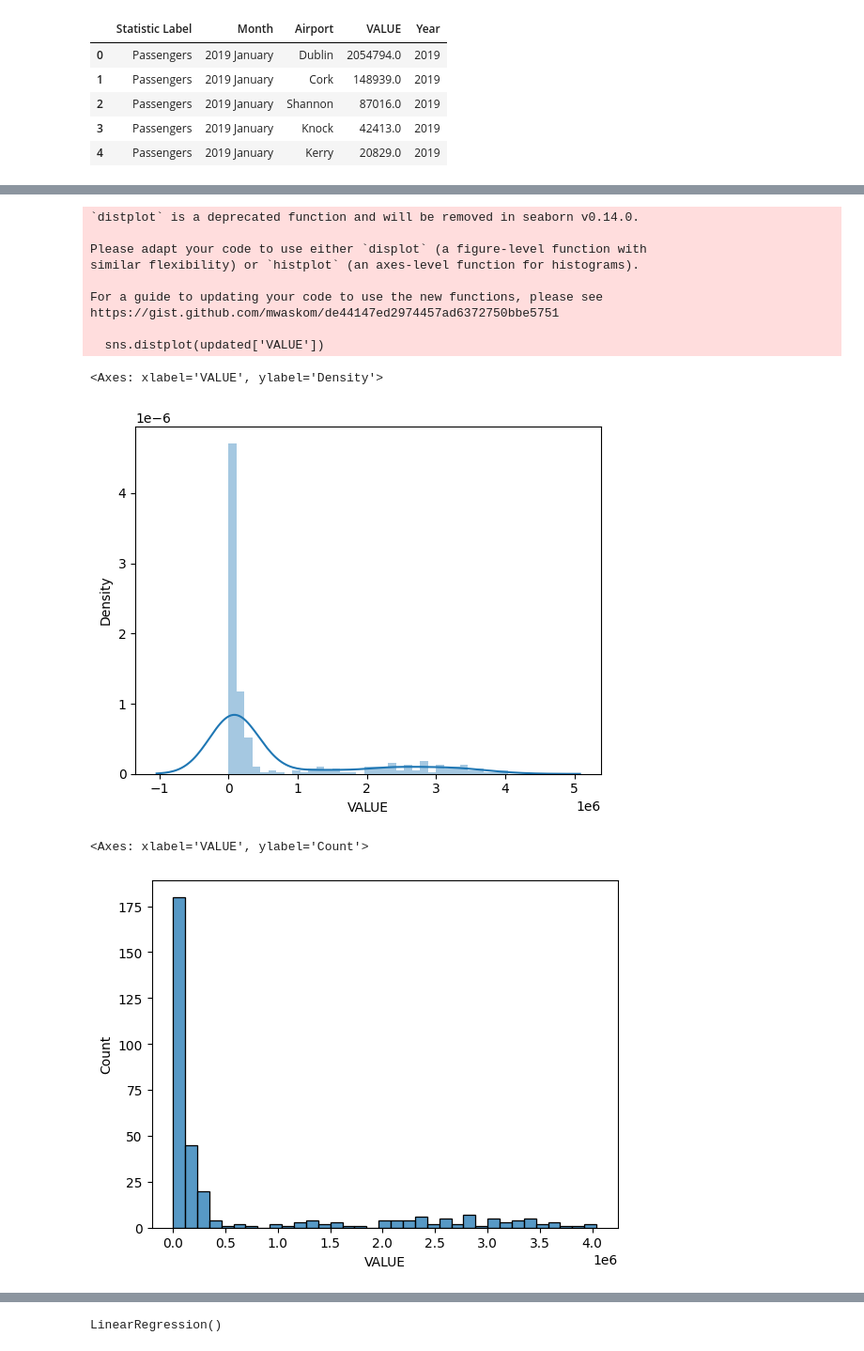
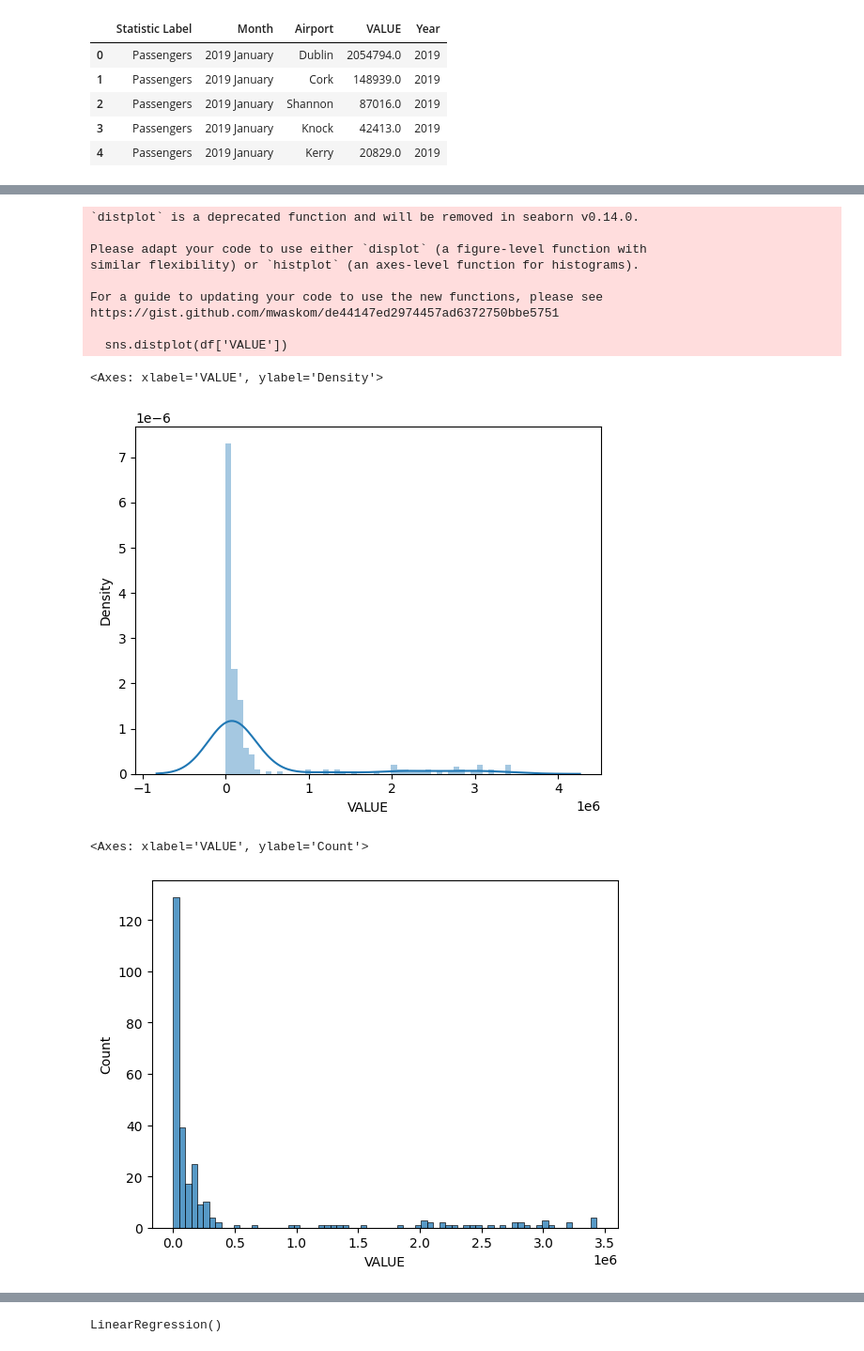
Before and after one commit to NathanKelly1/DataAnalysisProject, a Jupyter notebook: Has_COVID_changed_air_travel_in_a_substantual_way_.ipynb, the cells around one changed output, grey strips where cells are left out. Shown at 94% size. Cells and saved outputs as stored; diff of their text form; code cells hidden in the pictures.

```diff
--- a/Has_COVID_changed_air_travel_in_a_substantual_way_.ipynb
+++ b/Has_COVID_changed_air_travel_in_a_substantual_way_.ipynb
@@ -483 +481,8 @@ import seaborn as sns
+# %%
+import pandas as pd
+import seaborn as sns
+import matplotlib.pyplot as plt
+import re
+
+df = pd.read_csv('flightdataupdated.csv')
 # %%
@@ -507,5 +530,5 @@ memory usage: 13.2+ KB
 # %%
-updated['Year'] = updated['Year'].astype(int)
-sns.pairplot(updated)
+df['Year'] = df['Year'].astype(int)
+sns.pairplot(df)
 # %% [output]
 <seaborn.axisgrid.PairGrid at 0x...>
@@ -513,5 +536,5 @@ sns.pairplot(updated)
 # %%
-sns.distplot(updated['VALUE'])
+sns.distplot(df['VALUE'])
 # %% [output]
 `distplot` is a deprecated function and will be removed in seaborn v0.14.0.
 
@@ -521,11 +544,11 @@ similar flexibility) or `histplot` (an axes-level function for histograms).
 For a guide to updating your code to use the new functions, please see
 https://gist.github.com/mwaskom/de44147ed2974457ad6372750bbe5751
 
-  sns.distplot(updated['VALUE'])
+  sns.distplot(df['VALUE'])
 <Axes: xlabel='VALUE', ylabel='Density'>
-[figure, old version]
+[figure, new version]
 # %%
-sns.histplot(updated['VALUE'])
+sns.histplot(df['VALUE'])
 # %% [output]
 <Axes: xlabel='VALUE', ylabel='Count'>
-[figure, old version]
+[figure, new version]
```
Also changed, not shown: parts of 16 cells of this notebook.
